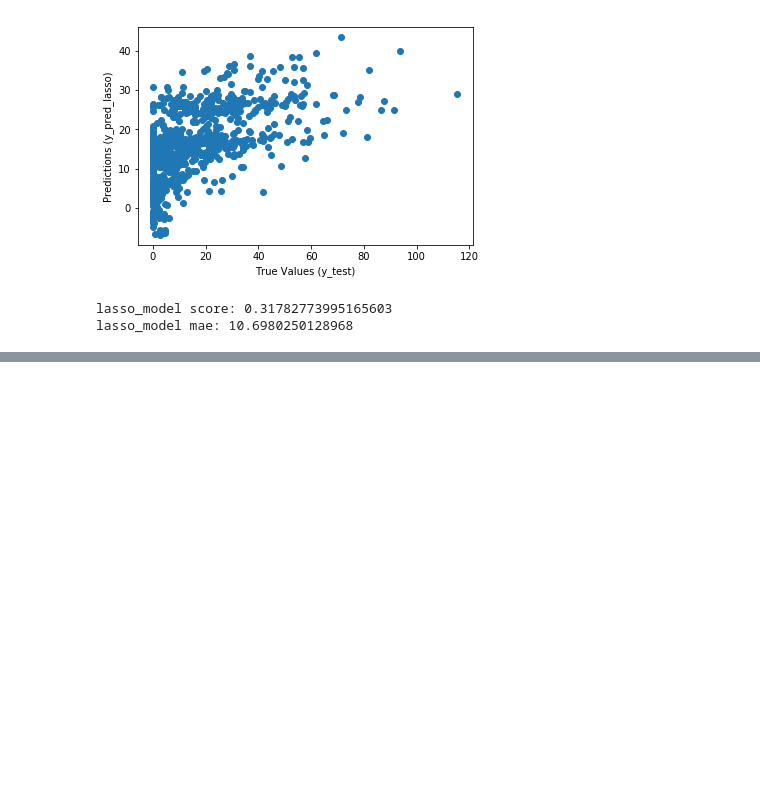
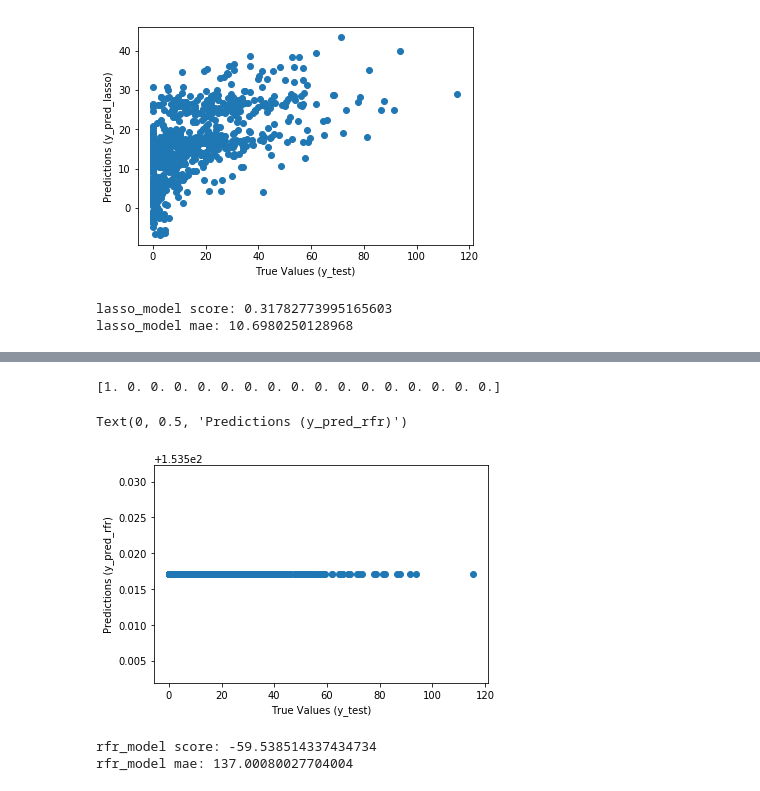
Before and after one commit to tonyman316/Become_a_Top_Airbnb_Earner, a Jupyter notebook: seattle_airbnb_top_earner.ipynb, the cells around one changed output, grey strips where cells are left out. Cells and saved outputs as stored; diff of their text form; code cells hidden in the pictures; blank space fills up the shorter version.

```diff
--- a/seattle_airbnb_top_earner.ipynb
+++ b/seattle_airbnb_top_earner.ipynb
@@ -393,0 +445,31 @@ lasso_model mae: 10.6980250128968
+# %%
+# RandomForestRegressor
+from sklearn.ensemble import RandomForestRegressor
+from sklearn.datasets import make_regression
+
+X, y = make_regression(n_features=17, n_informative=2, random_state=0, shuffle=False)
+rfr_model = RandomForestRegressor(bootstrap=True, criterion='mse', max_depth=2,
+           max_features='auto', max_leaf_nodes=None,
+           min_impurity_decrease=0.0, min_impurity_split=None,
+           min_samples_leaf=1, min_samples_split=2,
+           min_weight_fraction_leaf=0.0, n_estimators=100, n_jobs=None,
+           oob_score=False, random_state=0, verbose=0, warm_start=False)
+rfr_model.fit(X, y)
+
+print(rfr_model.feature_importances_)
+y_pred_rfr = rfr_model.predict(X_test)
+# print(y_pred_rfr)
+
+plt.scatter(y_test, y_pred_rfr)
+plt.xlabel("True Values (y_test)")
+plt.ylabel("Predictions (y_pred_rfr)")
+# %% [output]
+[1. 0. 0. 0. 0. 0. 0. 0. 0. 0. 0. 0. 0. 0. 0. 0. 0.]
+Text(0, 0.5, 'Predictions (y_pred_rfr)')
+[figure, added]
+# %%
+print("rfr_model score:", rfr_model.score(X_test, y_test))
+print("rfr_model mae:", mean_absolute_error(y_pred_rfr, y_test))
+# %% [output]
+rfr_model score: -59.538514337434734
+rfr_model mae: 137.00080027704004
```
Also changed, not shown: parts of 10 cells of this notebook.
